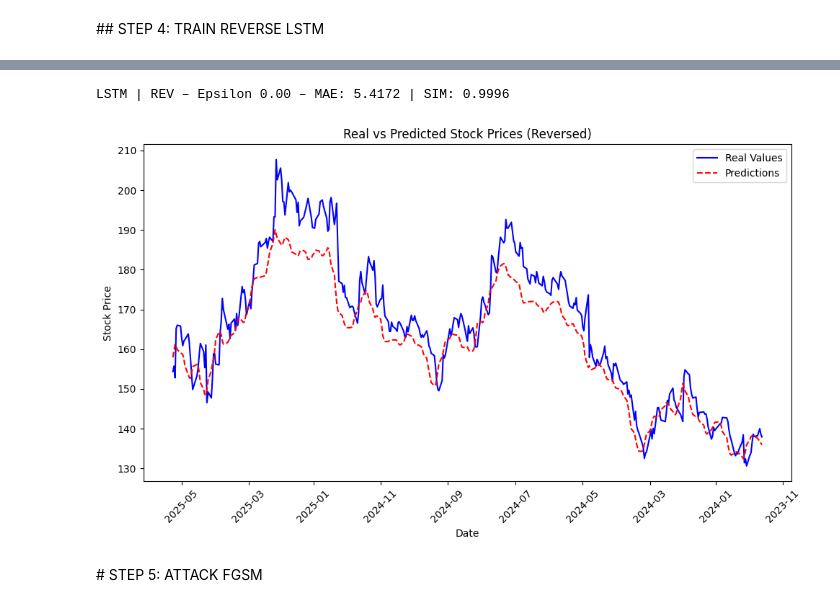
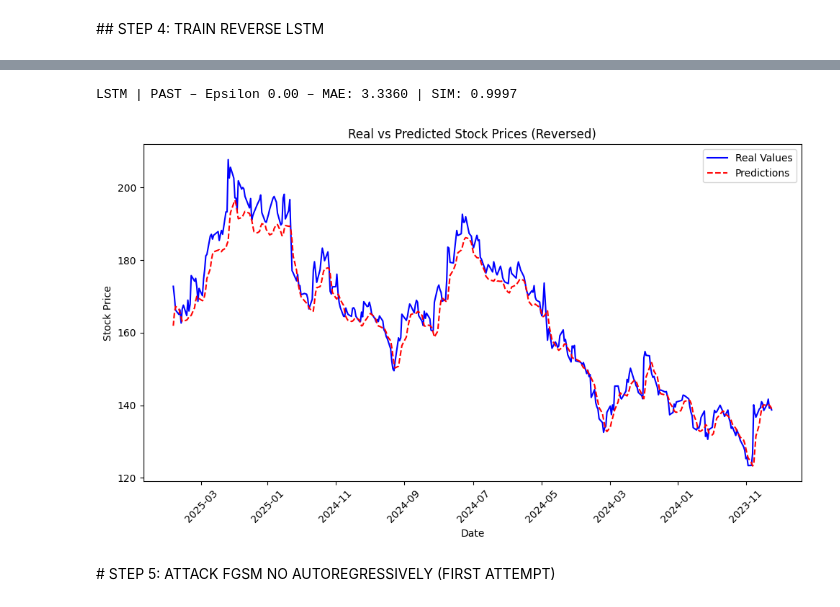
Before and after one commit to Samy-Annasri/backcasting-for-adversarial-attacks-on-time-series, a Jupyter notebook: ReverseForecasAttack.ipynb, the cells around one changed output, grey strips where cells are left out. Drawn from its saved outputs; the diff is of its cells as text; code cells hidden in the pictures.

```diff
--- a/ReverseForecasAttack.ipynb
+++ b/ReverseForecasAttack.ipynb
@@ -133,15 +119,16 @@ def scalar_similarity(y_true, y_pred):
     return numerator / denominator
 # %%
 # Creation of the tab result for plotting adversial attack result
-models = ['LSTM']
+models = ['LSTM','RNN']
 metrics = ['MAE', "RMSE", 'SIM']
 
 row_index = pd.MultiIndex.from_product([models, metrics], names=['Model', 'Metric'])
 
-attacks = ['NA','REV']
+attacks = ['NA','PAST','REV']
 epsilons = {
     'NA': [0],
-    'REV':[0,0.01,0.1,0.2],
+    'PAST':[0],
+    'REV':[0.01,0.1,0.2],
 }
 
 col_tuples = []
@@ -232,28 +225,31 @@ Epoch [30/30], Train Loss: 0.0008
 # %%
 results_rev = evaluate_model_google(model_google_rev, test_loader_rev, dates_rev, train_size_rev)
 
 real_values_rev = results_rev['real_values']
 predicted_values_rev = results_rev['predicted_values']
 test_dates_rev = results_rev['test_dates']
-true_values_denorm_rev = real_values_rev * (price_max_rev - price_min_rev) + price_min_rev
-predictions_denorm_rev = predicted_values_rev * (price_max_rev - price_min_rev) + price_min_rev
+
+min_len = min(len(test_dates_rev), len(real_values_rev), len(predicted_values_rev))
+true_values_denorm_rev = (real_values_rev * (price_max_rev - price_min_rev) + price_min_rev)[:min_len]
+predictions_denorm_rev = (predicted_values_rev * (price_max_rev - price_min_rev) + price_min_rev)[:min_len]
+test_dates_rev = test_dates_rev[:min_len]
 
 log_and_plot_predictions(
     true_values=true_values_denorm_rev,
     predictions=predictions_denorm_rev,
     test_dates=test_dates_rev,
     true_values_rolling=None,
     predictions_rolling=None,
     model_name='LSTM',
-    attack_name='REV',
+    attack_name='PAST',
     epsilon=0.00,
     res_tab=res_tab,
     similarity_fn=scalar_similarity,
     google=True,
     reverse=True
 )
 # %% [output]
-LSTM | REV – Epsilon 0.00 – MAE: 5.4172 | SIM: 0.9996
+LSTM | PAST – Epsilon 0.00 – MAE: 3.3360 | SIM: 0.9997
-[figure, old version]
+[figure, new version]
 # %% [markdown]
-# STEP 5: ATTACK FGSM
+# STEP 5: ATTACK FGSM NO AUTOREGRESSIVELY (FIRST ATTEMPT)
```
Also changed, not shown: parts of 22 cells of this notebook.
